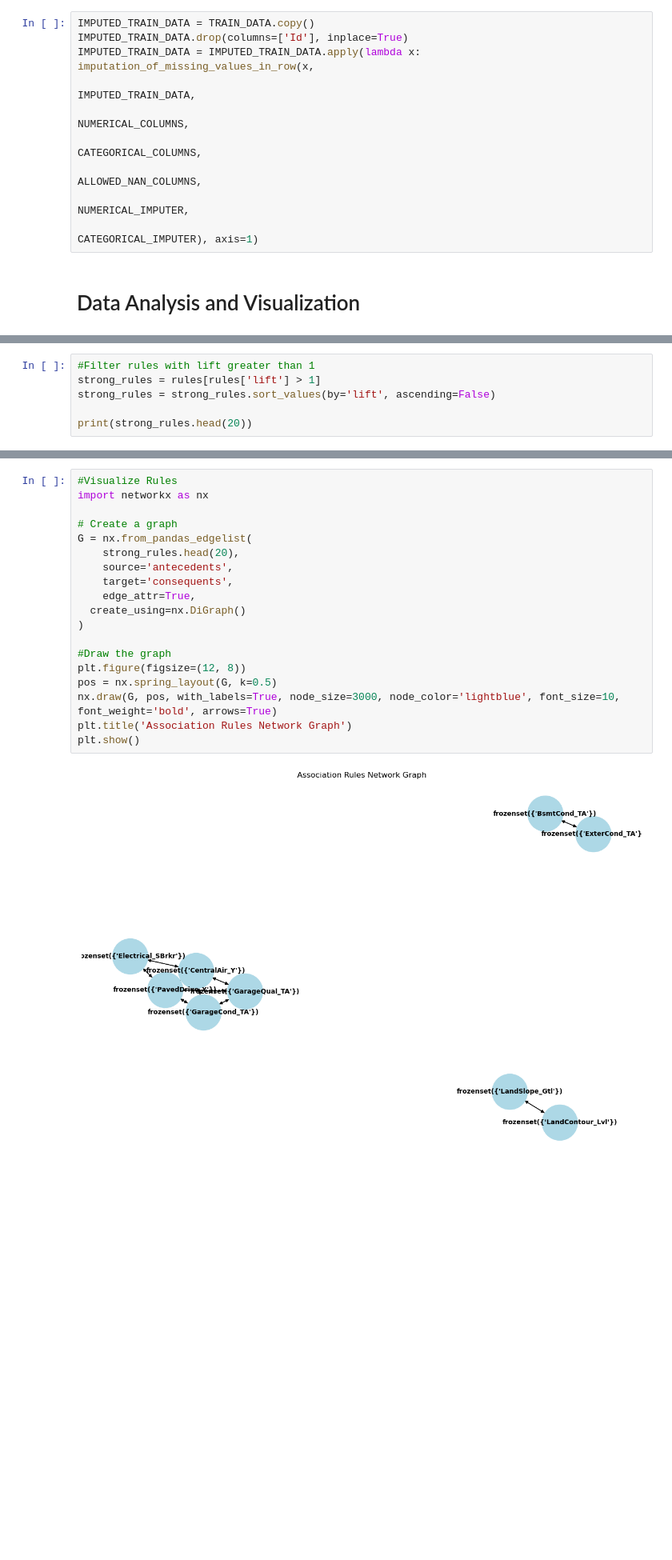
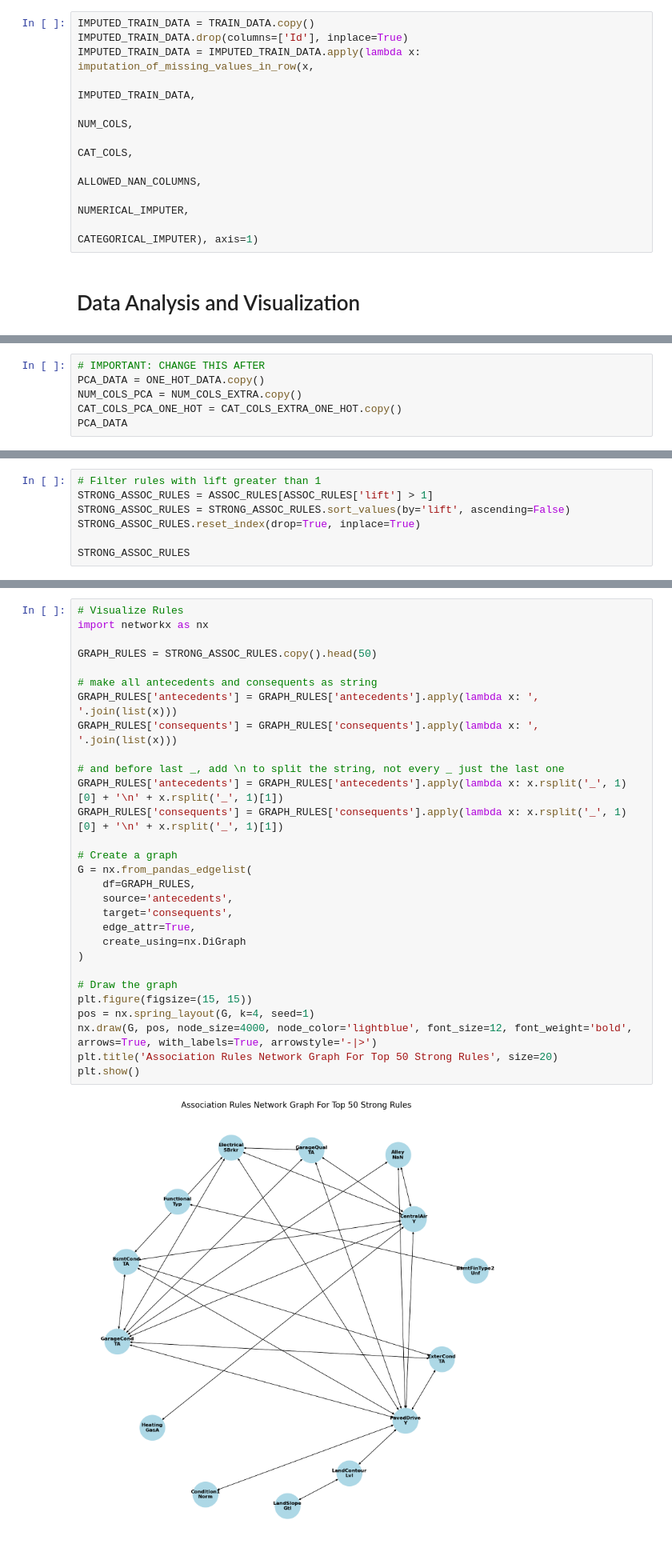
Before and after one commit to boraaktas/COMP4433-Team_Project, a Jupyter notebook: final.ipynb, the cells around one changed output, grey strips where cells are left out. Shown at 80% size. Cells and saved outputs as stored; diff of their text form; blank space fills up the shorter version.

```diff
--- a/final.ipynb
+++ b/final.ipynb
@@ -464,8 +534,8 @@ IMPUTED_TRAIN_DATA = TRAIN_DATA.copy()
 IMPUTED_TRAIN_DATA.drop(columns=['Id'], inplace=True)
 IMPUTED_TRAIN_DATA = IMPUTED_TRAIN_DATA.apply(lambda x: imputation_of_missing_values_in_row(x,
                                                                                             IMPUTED_TRAIN_DATA,
-                                                                                            NUMERICAL_COLUMNS,
-                                                                                            CATEGORICAL_COLUMNS,
+                                                                                            NUM_COLS,
+                                                                                            CAT_COLS,
                                                                                             ALLOWED_NAN_COLUMNS,
                                                                                             NUMERICAL_IMPUTER,
                                                                                             CATEGORICAL_IMPUTER), axis=1)
@@ -544,0 +724,6 @@ memory usage: 998.2+ KB
+# %%
+# IMPORTANT: CHANGE THIS AFTER
+PCA_DATA = ONE_HOT_DATA.copy()
+NUM_COLS_PCA = NUM_COLS_EXTRA.copy()
+CAT_COLS_PCA_ONE_HOT = CAT_COLS_EXTRA_ONE_HOT.copy()
+PCA_DATA
@@ -586,7 +784,8 @@ print(rules[['antecedents', 'consequents', 'support', 'confidence', 'lift']])
 # %%
-#Filter rules with lift greater than 1
-strong_rules = rules[rules['lift'] > 1]
-strong_rules = strong_rules.sort_values(by='lift', ascending=False)
+# Filter rules with lift greater than 1
+STRONG_ASSOC_RULES = ASSOC_RULES[ASSOC_RULES['lift'] > 1]
+STRONG_ASSOC_RULES = STRONG_ASSOC_RULES.sort_values(by='lift', ascending=False)
+STRONG_ASSOC_RULES.reset_index(drop=True, inplace=True)
 
-print(strong_rules.head(20))
+STRONG_ASSOC_RULES
 # %% [output]
@@ -610,22 +805,32 @@ print(strong_rules.head(20))
 # %%
-#Visualize Rules
+# Visualize Rules
 import networkx as nx
+
+GRAPH_RULES = STRONG_ASSOC_RULES.copy().head(50)
+
+# make all antecedents and consequents as string
+GRAPH_RULES['antecedents'] = GRAPH_RULES['antecedents'].apply(lambda x: ', '.join(list(x)))
+GRAPH_RULES['consequents'] = GRAPH_RULES['consequents'].apply(lambda x: ', '.join(list(x)))
+
+# and before last _, add \n to split the string, not every _ just the last one
+GRAPH_RULES['antecedents'] = GRAPH_RULES['antecedents'].apply(lambda x: x.rsplit('_', 1)[0] + '\n' + x.rsplit('_', 1)[1])
+GRAPH_RULES['consequents'] = GRAPH_RULES['consequents'].apply(lambda x: x.rsplit('_', 1)[0] + '\n' + x.rsplit('_', 1)[1])
 
 # Create a graph
 G = nx.from_pandas_edgelist(
-    strong_rules.head(20),
+    df=GRAPH_RULES,
     source='antecedents',
     target='consequents',
     edge_attr=True,
-  create_using=nx.DiGraph()
+    create_using=nx.DiGraph
 )
 
-#Draw the graph
-plt.figure(figsize=(12, 8))
-pos = nx.spring_layout(G, k=0.5)
-nx.draw(G, pos, with_labels=True, node_size=3000, node_color='lightblue', font_size=10, font_weight='bold', arrows=True)
-plt.title('Association Rules Network Graph')
+# Draw the graph
+plt.figure(figsize=(15, 15))
+pos = nx.spring_layout(G, k=4, seed=1)
+nx.draw(G, pos, node_size=4000, node_color='lightblue', font_size=12, font_weight='bold', arrows=True, with_labels=True, arrowstyle='-|>')
+plt.title('Association Rules Network Graph For Top 50 Strong Rules', size=20)
 plt.show()
 # %% [output]
-[figure, old version]
+[figure, new version]
 # %% [markdown]
```
Also changed, not shown: parts of 78 cells of this notebook.
